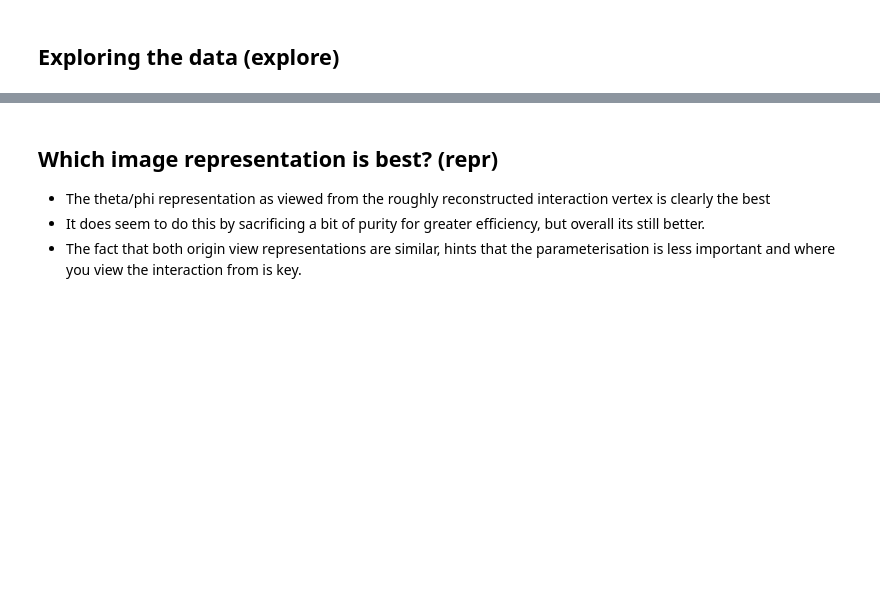
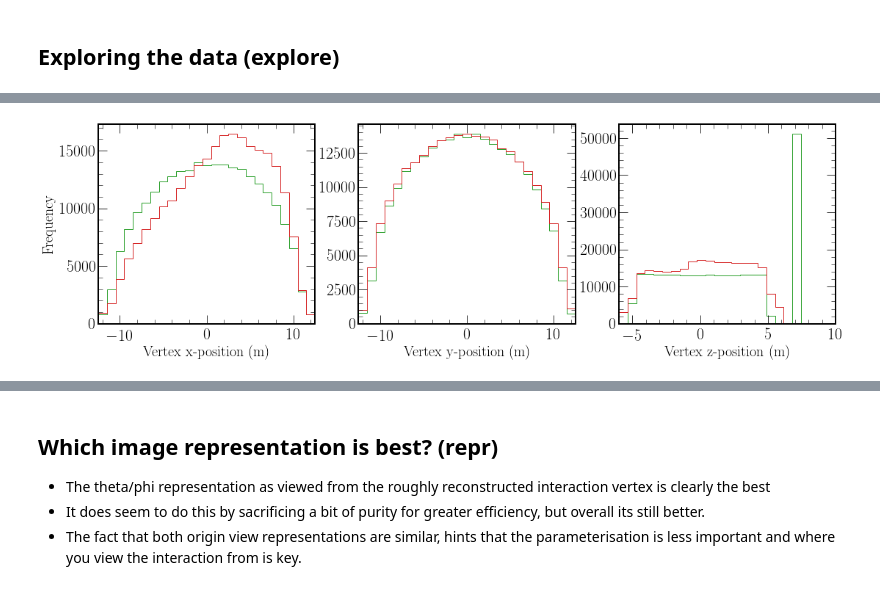
Before and after one commit to chipsneutrino/chips-net, a Jupyter notebook: analysis.ipynb, the cells around one changed output, grey strips where cells are left out. Drawn from its saved outputs; the diff is of its cells as text; code cells hidden in the pictures; blank space fills up the shorter version.

```diff
--- a/analysis.ipynb
+++ b/analysis.ipynb
@@ -135,7 +147,7 @@ def plot_training_sample(events, scale, save_name):
     width = 1
 
     fig, axs = plt.subplots(1, 1, figsize=(12, 5), gridspec_kw={"hspace": 0.3})
-    axs.bar(cats, data, color="royalblue", width=width, label="training sample", edgecolor='black')
+    axs.bar(cats, data, color="tab:blue", width=width, label="training sample", edgecolor='black')
     axs.set_xticks(cats)
     axs.set_xticklabels(labels, fontsize=14, rotation="vertical")
     axs.set_ylabel("Training events")
@@ -161,24 +189,26 @@ chipsnet.plotting.plot_cats(uniform_ev, flux_ev, chipsnet.data.MAP_NC_COMB_CAT,
 # %%
-line_g = matplotlib.lines.Line2D([], [], c='green')
-line_r = matplotlib.lines.Line2D([], [], c='red')
+line_g = matplotlib.lines.Line2D([], [], c='tab:green')
+line_r = matplotlib.lines.Line2D([], [], c='tab:red')
 
 fig, axs = plt.subplots(1, 3, figsize=(18, 5), gridspec_kw={'hspace': 0.3})
-axs[0].hist(flux_ev["t_vtx_x"]/100, range=(-12.5, 12.5), bins=25, color='green', histtype='step')
-axs[0].hist(flux_ev["r_vtx_x"]*1250/100, range=(-12.5, 12.5), bins=25, color='red', histtype='step')
+axs[0].hist(flux_ev["t_vtx_x"]/100, range=(-12.5, 12.5), bins=25, color='tab:green', histtype='step')
+axs[0].hist(flux_ev["r_vtx_x"]*1250/100, range=(-12.5, 12.5), bins=25, color='tab:red', histtype='step')
 #axs[0].legend(loc="upper left", handles=[line_g, line_r], labels=["true", "reco"])
 axs[0].set_xlabel('Vertex x-position (m)', fontsize=20)
 axs[0].set_ylabel('Frequency', fontsize=20)
 
-axs[1].hist(flux_ev["t_vtx_y"]/100, range=(-12.5, 12.5), bins=25, color='green', histtype='step')
-axs[1].hist(flux_ev["r_vtx_y"]*1250/100, range=(-12.5, 12.5), bins=25, color='red', histtype='step')
+axs[1].hist(flux_ev["t_vtx_y"]/100, range=(-12.5, 12.5), bins=25, color='tab:green', histtype='step')
+axs[1].hist(flux_ev["r_vtx_y"]*1250/100, range=(-12.5, 12.5), bins=25, color='tab:red', histtype='step')
 #axs[1].legend(loc="upper left", handles=[line_g, line_r], labels=["true", "reco"])
 axs[1].set_xlabel('Vertex y-position (m)', fontsize=20)
 
-axs[2].hist(flux_ev["t_vtx_z"]/100, range=(-6, 10), bins=25, color='green', histtype='step')
-axs[2].hist(flux_ev["r_vtx_z"]*600/100, range=(-6, 10), bins=25, color='red', histtype='step')
+axs[2].hist(flux_ev["t_vtx_z"]/100, range=(-6, 10), bins=25, color='tab:green', histtype='step')
+axs[2].hist(flux_ev["r_vtx_z"]*600/100, range=(-6, 10), bins=25, color='tab:red', histtype='step')
 #axs[2].legend(loc="upper left", handles=[line_g, line_r], labels=["true", "reco"])
 axs[2].set_xlabel('Vertex z-position (m)', fontsize=20)
 chipsnet.plotting.save(save_path + "vtx_positions")
+# %% [output]
+[figure, added]
 # %%
 fig, axs = plt.subplots(1, 3, figsize=(18, 5), gridspec_kw={'hspace': 0.3})
 axs[0].hist(flux_ev["t_vtx_x"]/100-(flux_ev["r_vtx_x"]*1250/100), range=(-7, 2), bins=50, color='black', histtype='step')
```
Also changed, not shown: parts of 107 cells of this notebook, 9 other files.
